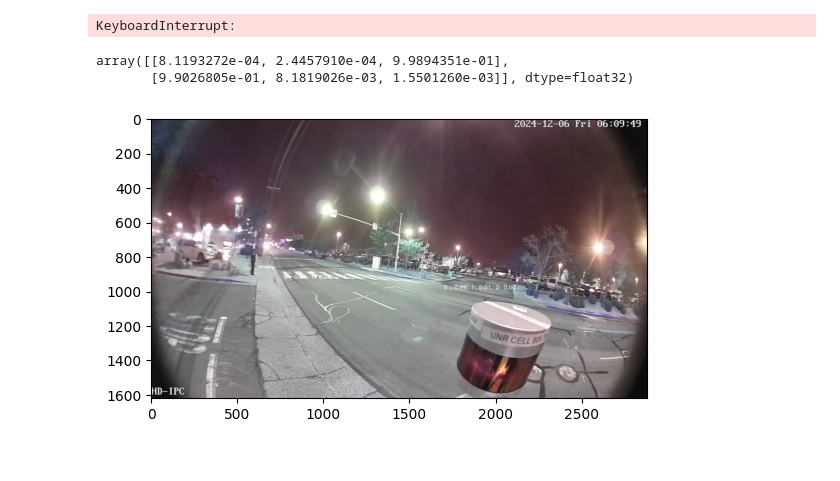
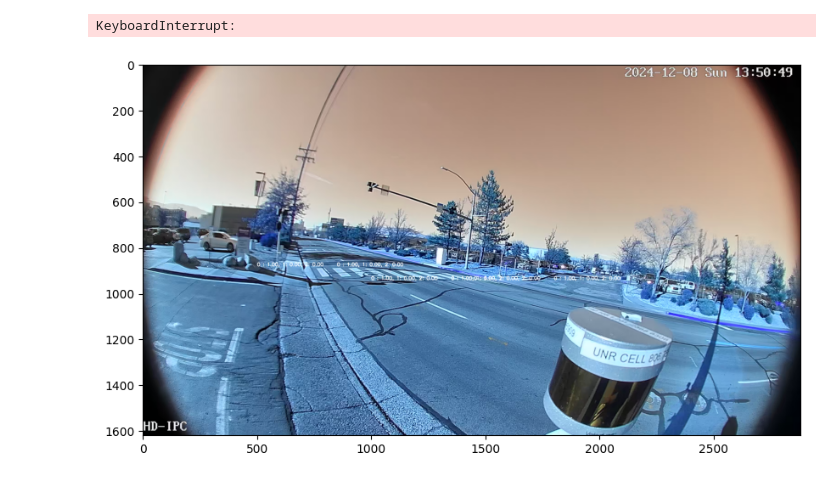
Before and after one commit to jksdbks123/Lidar-Tracker, a Jupyter notebook: PushButton/test.ipynb, the cells around one changed output. Saved outputs shown, nothing was run; the diff lists cells and outputs as text; code cells hidden in the pictures.

```diff
--- a/PushButton/test.ipynb
+++ b/PushButton/test.ipynb
@@ -81,6 +84,6 @@ for video in total_video_list:
     video_start_timestamp = datetime.strptime(video_start_timestamp, "%Y%m%d_%H%M%S")
     if video_start_timestamp not in unique_record_list:
         unvisited_video_list.append(video)
-save_path = r'D:\LiDAR_Data\2ndPHB\Video\unvisited_video_list_0113.csv'
+save_path = r'D:\LiDAR_Data\2ndPHB\Video\unvisited_video_list_0115.csv'
 df = pd.DataFrame(unvisited_video_list)
 df.to_csv(save_path, index = False)
@@ -593,19 +648,22 @@ mean = torch.tensor([0.485, 0.456, 0.406])  # Imagenet mean for RGB
 std = torch.tensor([0.229, 0.224, 0.225])  # Imagenet std for RGB
 # %%
 frame_width,frame_height = 250,150
-x,y = 520,780
+x,y = 500,750
 pt1_L = (x, y)
 pt2_L = (x+frame_width, y+frame_height)
 x,y = 1450,840
 pt1_R = (x, y)
 pt2_R = (x+frame_width, y+frame_height)
-ROI_L, ROI_R = [pt1_L, pt2_L], [pt1_R, pt2_R]
+x,y = 1000,840
+pt1_M = (x, y)
+pt2_M = (x+frame_width, y+frame_height)
+ROI_L, ROI_R, ROI_M = [pt1_L, pt2_L], [pt1_R, pt2_R], [pt1_M, pt2_M]
 # %%
-model_path = r"D:\LiDAR_Data\2ndPHB\Video\overall_0113_FocalLoss_250x150_3class\model\best_model.pth"
+model_path = r"D:\LiDAR_Data\2ndPHB\Video\overall_0114_FocalLoss_350x150_3class_256_NoRF\model\best_model.pth"
 # model = ResNetLSTMWithAttention().to(device)
 num_classes = 3
-model = CNNLSTMWithAttention(cnn_output_dim=128,
-    lstm_hidden_dim=128,
+model = CNNLSTMWithAttention(cnn_output_dim=256,
+    lstm_hidden_dim=256,
     lstm_layers=1,
     num_classes = 3).to(device)
 model.load_state_dict(torch.load(model_path,weights_only=True))
@@ -635,17 +693,18 @@ def preprocessing(cur_video,device):
     x = x.view(batch_size, seq_len, c, h, w)
     return x
 # %%
-save_dir = r'D:\LiDAR_Data\2ndPHB\Video\test_out_256'
+save_dir = r'D:\LiDAR_Data\2ndPHB\Video\test_out_256_NoHF'
+os.makedirs(save_dir, exist_ok=True)
 raw_video_dir = r'D:\LiDAR_Data\2ndPHB\Video\IntesectionVideo'
 video_files = os.listdir(raw_video_dir)
 # sample 20 videos for testing
-video_files = np.random.choice(video_files, 20, replace=False)
+video_files = np.random.choice(video_files, 50, replace=False)
 frame_window = 30 # 3 seconds
 font = cv2.FONT_HERSHEY_SIMPLEX
-font_scale = 1
+font_scale = 0.7
 font_color = (255, 255, 255)
 line_type = 2
-ROIs = [ROI_L, ROI_R]
+ROIs = [ROI_L, ROI_R, ROI_M]
 for i in range(len(video_files)):
     video_file = video_files[i]
     video_path = os.path.join(raw_video_dir, video_file.replace('.mp4','.avi'))
@@ -667,8 +726,8 @@ for i in range(len(video_files)):
         frames_rgb_ROI = []
         for j,ROI in enumerate(ROIs):
             frame = cur_raw_frame_rgb[ROI[0][1]:ROI[1][1], ROI[0][0]:ROI[1][0]]
-            if j == 1:
-                frame = A.HorizontalFlip(p=1)(image=frame)['image']
+            # if j == 1:
+            #     frame = A.HorizontalFlip(p=1)(image=frame)['image']
             # frame_rgb = cv2.cvtColor(frame, cv2.COLOR_BGR2RGB)
             frames_rgb_ROI.append(frame)
         frames_rgb_ROI = np.array(frames_rgb_ROI)
@@ -677,8 +736,8 @@ for i in range(len(video_files)):
     prediction = predict(model, cur_video, device)
     # plot prediction value in right bottom corner of the raw frame and write to the video
     for j,ROI in enumerate(ROIs):
-        str_draw = f"0 : {prediction[j,0]:.2f}, 1: {prediction[j,1]:.2f}, 2: {prediction[j,2]:.2f}"
-        cv2.putText(cur_raw_frame, str_draw, (ROI[1][0], ROI[1][1]), font, font_scale, font_color, line_type)
+        str_draw = f"No Activity:{prediction[j,0]:.1f}|Crossing:{prediction[j,1]:.1f}|Activation:{prediction[j,2]:.1f}"
+        cv2.putText(cur_raw_frame, str_draw, (ROI[0][1], ROI[1][1]), font, font_scale, font_color, line_type)
         # cv2.putText(cur_raw_frame, str(prediction[i]), (ROI[1][0], ROI[1][1]), font, font_scale, font_color, line_type)
     out.write(cur_raw_frame)
     prediction_sequence.append(prediction)
@@ -691,16 +750,16 @@ for i in range(len(video_files)):
         frames_rgb_ROI = []
         for j,ROI in enumerate(ROIs):
             frame = cur_raw_frame_rgb[ROI[0][1]:ROI[1][1], ROI[0][0]:ROI[1][0]]
-            if j == 1:
-                frame = A.HorizontalFlip(p=1)(image=frame)['image']
+            # if j == 1:
+            #     frame = A.HorizontalFlip(p=1)(image=frame)['image']
             frames_rgb_ROI.append(frame)
         frames_rgb_ROI = np.array(frames_rgb_ROI)
         cur_video.pop(0)
         cur_video.append(frames_rgb_ROI)
         prediction = predict(model, cur_video, device)
         for j,ROI in enumerate(ROIs):
-            str_draw = f"0 : {prediction[j,0]:.2f}, 1: {prediction[j,1]:.2f}, 2: {prediction[j,2]:.2f}"
-            cv2.putText(cur_frame, str_draw, (ROI[1][0], ROI[1][1]), font, font_scale, font_color, line_type)
+            str_draw = f"No Activity:{prediction[j,0]:.1f}|Crossing:{prediction[j,1]:.1f}|Activation:{prediction[j,2]:.1f}"
+            cv2.putText(cur_frame, str_draw, (ROI[0][0], ROI[1][1]), font, font_scale, font_color, line_type)
         out.write(cur_frame)
         prediction_sequence.append(prediction)
         p_bar.update(1)
@@ -709,16 +768,12 @@ for i in range(len(video_files)):
     p_bar.close()
 # %% [output]
 KeyboardInterrupt:
-# %%
-prediction
-# %% [output]
-array([[8.1193272e-04, 2.4457910e-04, 9.9894351e-01],
-       [9.9026805e-01, 8.1819026e-03, 1.5501260e-03]], dtype=float32)
 # %%
 for i,ROI in enumerate(ROIs):
     str_draw = f"0 : {prediction[i,0]:.2f}, 1: {prediction[i,1]:.2f}, 2: {prediction[i,2]:.2f}"
-    cv2.putText(cur_frame, str_draw, (ROI[1][0], ROI[1][1]), font, font_scale, font_color, line_type)
+    cv2.putText(cur_frame, str_draw, (ROI[0][0], ROI[1][1]), font, font_scale, font_color, line_type)
+plt.figure(figsize=(10,10))
 plt.imshow(cur_frame)
 plt.show()
 # %% [output]
-[figure, old version]
+[figure, new version]
```
Also changed, not shown: parts of 14 cells of this notebook, 3 other files.
